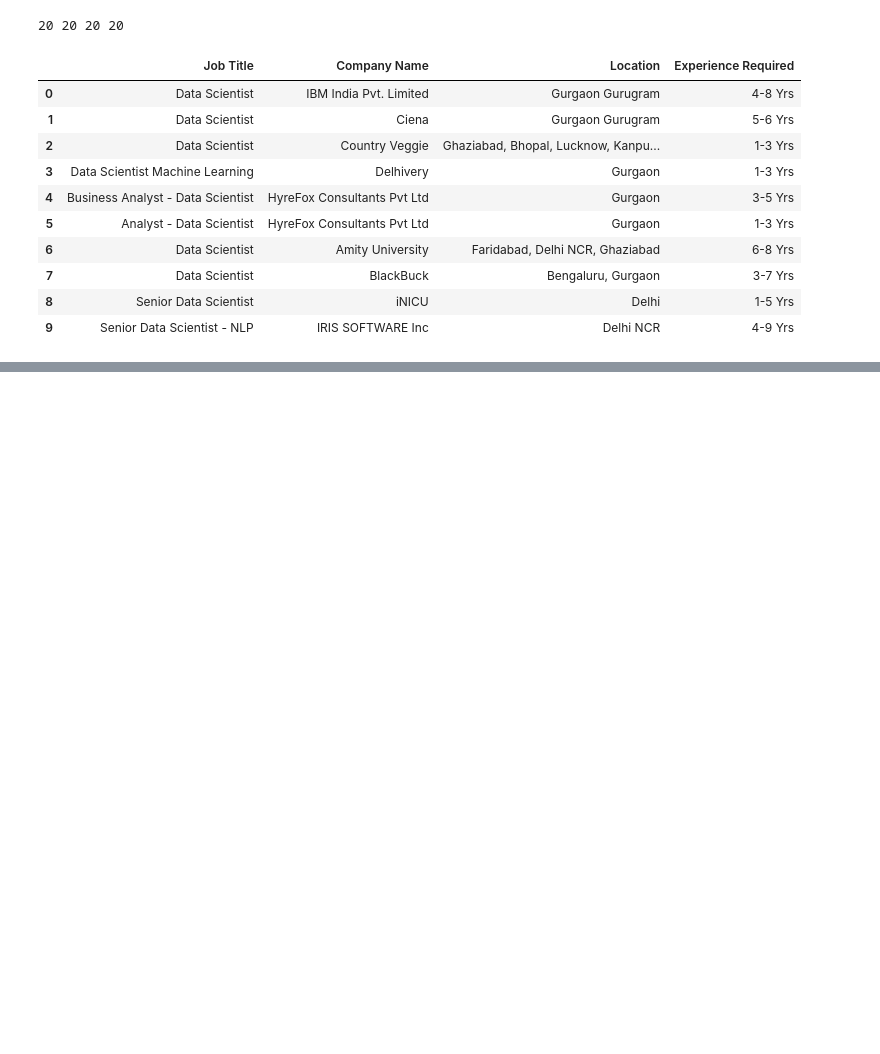
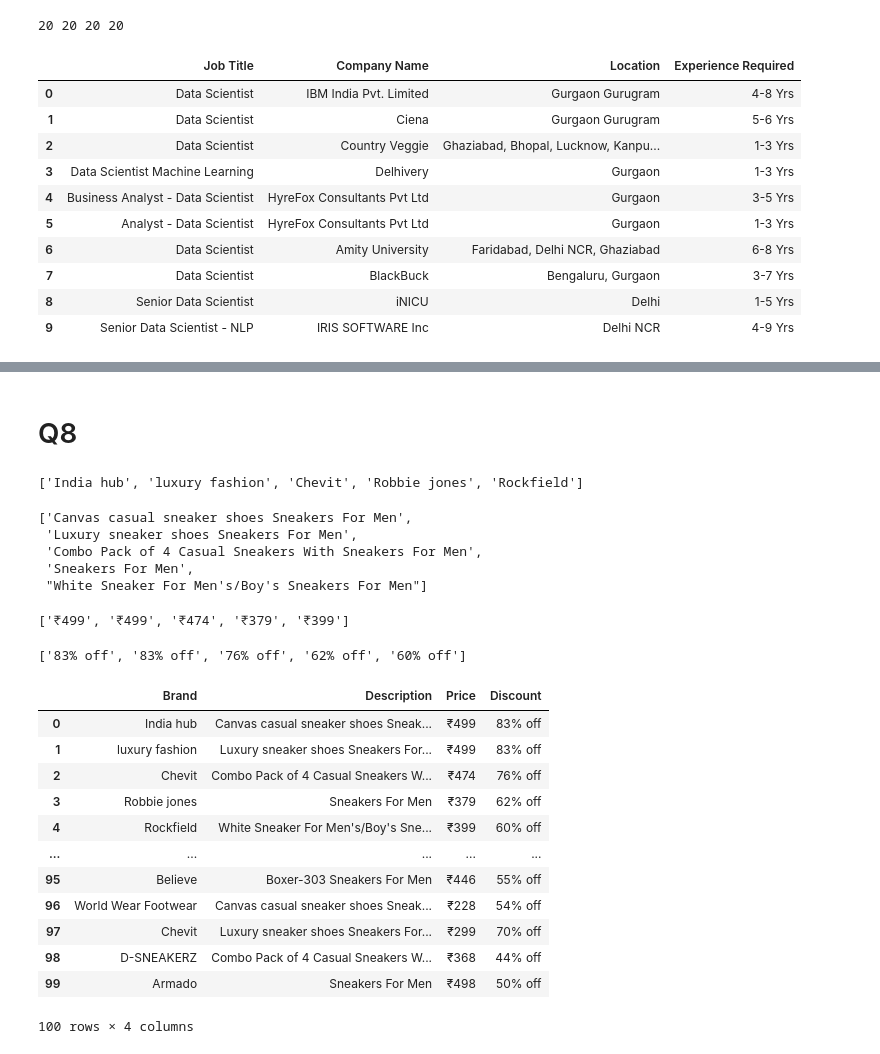
Before and after one commit to swanandsb/Flip-Robo-Projects, a Jupyter notebook: Web Scraping Assignment - 2.ipynb, the cells around one changed output, grey strips where cells are left out. Saved outputs shown, nothing was run; the diff lists cells and outputs as text; code cells hidden in the pictures; blank space fills up the shorter version.

```diff
--- a/Web Scraping Assignment - 2.ipynb
+++ b/Web Scraping Assignment - 2.ipynb
@@ -329,0 +676,2 @@ jobs3
+# %% [markdown]
+# Q8
@@ -329,0 +693,78 @@ jobs3
+# %%
+brand=[]
+descrip=[]
+price=[]
+discount=[]
+# %%
+for i in url:
+    driver.get(i)
+
+    brand_1=driver.find_elements_by_xpath("//div[@class='_2WkVRV']")
+
+    for j in brand_1:
+        a=j.text
+        brand.append(a)
+brand[0:5]
+# %% [output]
+['India hub', 'luxury fashion', 'Chevit', 'Robbie jones', 'Rockfield']
+# %%
+for i in url:
+    driver.get(i)
+
+    descrip_1=driver.find_elements_by_xpath("//a[@class='IRpwTa']")
+
+    for j in descrip_1:
+        a=j.text
+        descrip.append(a)
+descrip[0:5]
+# %% [output]
+['Canvas casual sneaker shoes Sneakers For Men',
+ 'Luxury sneaker shoes Sneakers For Men',
+ 'Combo Pack of 4 Casual Sneakers With Sneakers For Men',
+ 'Sneakers For Men',
+ "White Sneaker For Men's/Boy's Sneakers For Men"]
+# %%
+for i in url:
+    driver.get(i)
+
+    price_1=driver.find_elements_by_xpath("//div[@class='_30jeq3']")
+
+    for j in price_1:
+        a=j.text
+        price.append(a)
+price[0:5]
+# %% [output]
+['₹499', '₹499', '₹474', '₹379', '₹399']
+# %%
+for i in url:
+    driver.get(i)
+
+    discount_1=driver.find_elements_by_xpath("//div[@class='_3Ay6Sb']")
+
+    for j in discount_1:
+        a=j.text
+        discount.append(a)
+discount[0:5]
+# %% [output]
+['83% off', '83% off', '76% off', '62% off', '60% off']
+# %%
+table=pd.DataFrame({})
+table['Brand']=brand[0:100]
+table['Description']=descrip[0:100]
+table['Price']=price[0:100]
+table['Discount']=discount[0:100]
+table
+# %% [output]
+|  | Brand | Description | Price | Discount |
+| 0 | India hub | Canvas casual sneaker shoes Sneak... | ₹499 | 83% off |
+| 1 | luxury fashion | Luxury sneaker shoes Sneakers For... | ₹499 | 83% off |
+| 2 | Chevit | Combo Pack of 4 Casual Sneakers W... | ₹474 | 76% off |
+| 3 | Robbie jones | Sneakers For Men | ₹379 | 62% off |
+| 4 | Rockfield | White Sneaker For Men's/Boy's Sne... | ₹399 | 60% off |
+| ... | ... | ... | ... | ... |
+| 95 | Believe | Boxer-303 Sneakers For Men | ₹446 | 55% off |
+| 96 | World Wear Footwear | Canvas casual sneaker shoes Sneak... | ₹228 | 54% off |
+| 97 | Chevit | Luxury sneaker shoes Sneakers For... | ₹299 | 70% off |
+| 98 | D-SNEAKERZ | Combo Pack of 4 Casual Sneakers W... | ₹368 | 44% off |
+| 99 | Armado | Sneakers For Men | ₹498 | 50% off |
+100 rows × 4 columns
```
Also changed, not shown: parts of 94 cells of this notebook.
